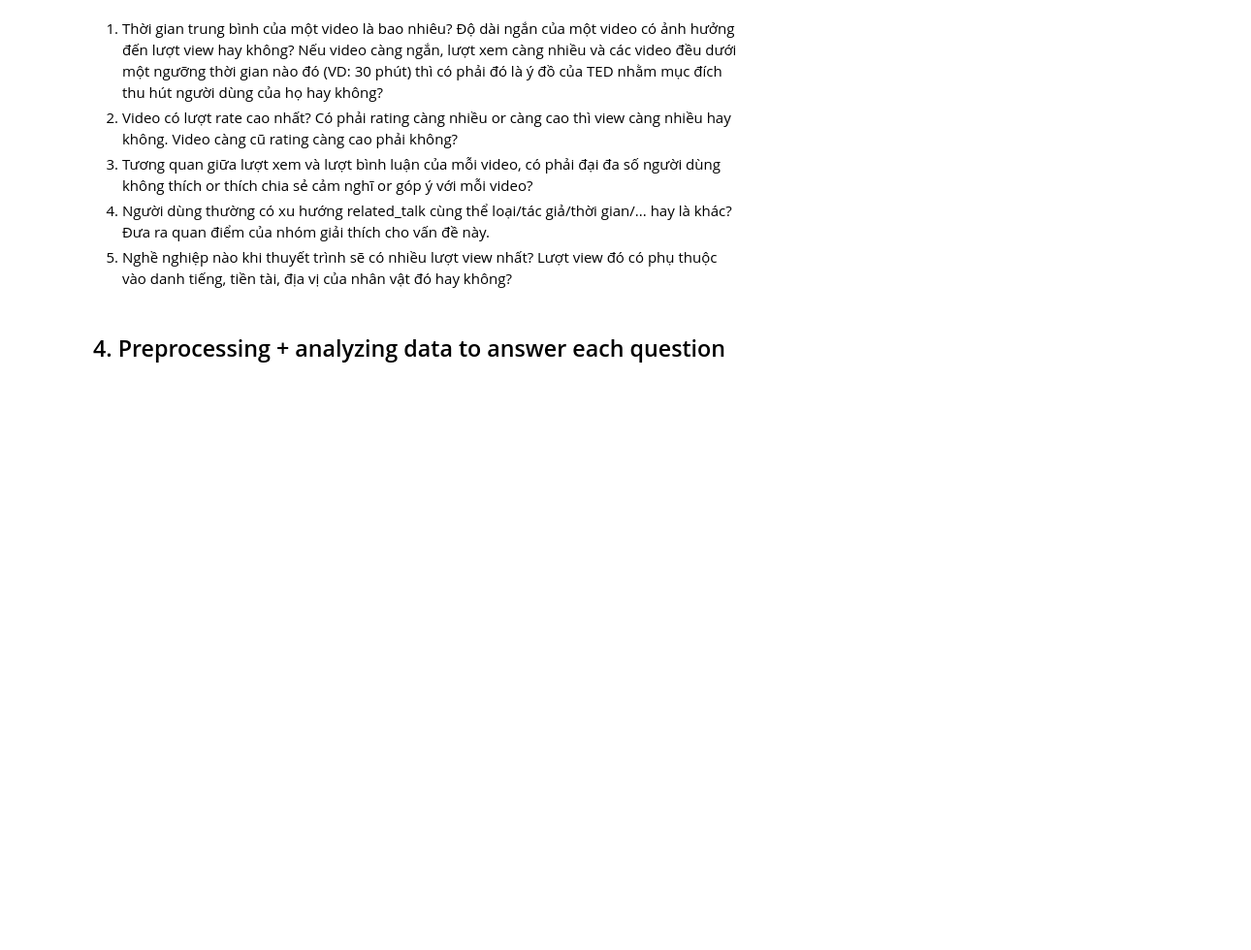
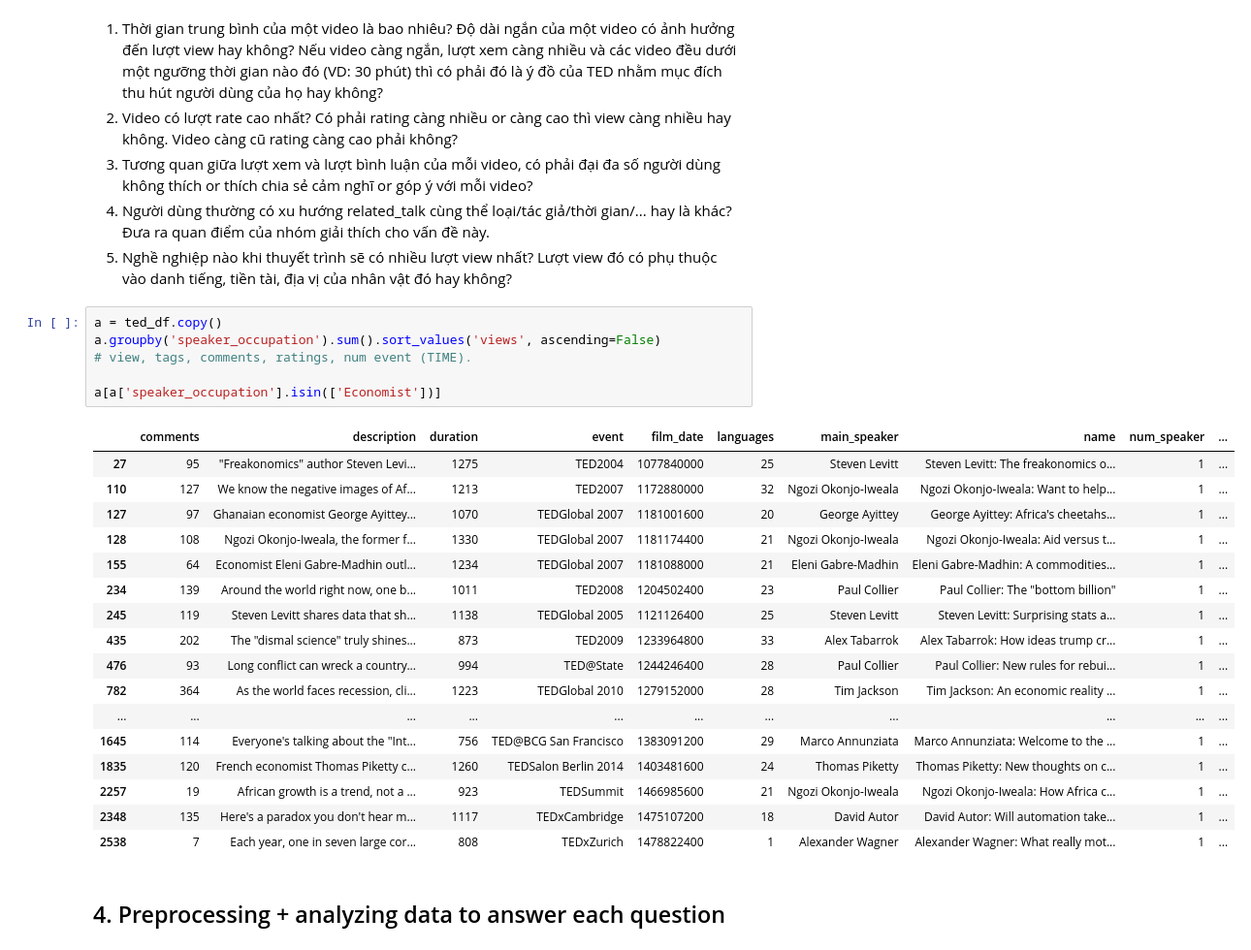
Before and after one commit to devlmhieu7521/LTKHDL_Final, a Jupyter notebook: project_final.ipynb, the cells around one changed output. Shown at 97% size. Cells and saved outputs as stored; diff of their text form; blank space fills up the shorter version.

```diff
--- a/project_final.ipynb
+++ b/project_final.ipynb
@@ -244,6 +239,30 @@ dtype: int64
 3. Tương quan giữa lượt xem và lượt bình luận của mỗi video, có phải đại đa số người dùng không thích or thích chia sẻ cảm nghĩ or góp ý với mỗi video?
 4. Người dùng thường có xu hướng related_talk cùng thể loại/tác giả/thời gian/... hay là khác? Đưa ra quan điểm của nhóm giải thích cho vấn đề này.
 5. Nghề nghiệp nào khi thuyết trình sẽ có nhiều lượt view nhất? Lượt view đó có phụ thuộc vào danh tiếng, tiền tài, địa vị của nhân vật đó hay không?
+# %%
+a = ted_df.copy()
+a.groupby('speaker_occupation').sum().sort_values('views', ascending=False)
+# view, tags, comments, ratings, num event (TIME).
+
+a[a['speaker_occupation'].isin(['Economist'])]
+# %% [output]
+|  | comments | description | duration | event | film_date | languages | main_speaker | name | num_speaker | ... |
+| 27 | 95 | "Freakonomics" author Steven Levi... | 1275 | TED2004 | 1077840000 | 25 | Steven Levitt | Steven Levitt: The freakonomics o... | 1 | ... |
+| 110 | 127 | We know the negative images of Af... | 1213 | TED2007 | 1172880000 | 32 | Ngozi Okonjo-Iweala | Ngozi Okonjo-Iweala: Want to help... | 1 | ... |
+| 127 | 97 | Ghanaian economist George Ayittey... | 1070 | TEDGlobal 2007 | 1181001600 | 20 | George Ayittey | George Ayittey: Africa's cheetahs... | 1 | ... |
+| 128 | 108 | Ngozi Okonjo-Iweala, the former f... | 1330 | TEDGlobal 2007 | 1181174400 | 21 | Ngozi Okonjo-Iweala | Ngozi Okonjo-Iweala: Aid versus t... | 1 | ... |
+| 155 | 64 | Economist Eleni Gabre-Madhin outl... | 1234 | TEDGlobal 2007 | 1181088000 | 21 | Eleni Gabre-Madhin | Eleni Gabre-Madhin: A commodities... | 1 | ... |
+| 234 | 139 | Around the world right now, one b... | 1011 | TED2008 | 1204502400 | 23 | Paul Collier | Paul Collier: The "bottom billion" | 1 | ... |
+| 245 | 119 | Steven Levitt shares data that sh... | 1138 | TEDGlobal 2005 | 1121126400 | 25 | Steven Levitt | Steven Levitt: Surprising stats a... | 1 | ... |
+| 435 | 202 | The "dismal science" truly shines... | 873 | TED2009 | 1233964800 | 33 | Alex Tabarrok | Alex Tabarrok: How ideas trump cr... | 1 | ... |
+| 476 | 93 | Long conflict can wreck a country... | 994 | TED@State | 1244246400 | 28 | Paul Collier | Paul Collier: New rules for rebui... | 1 | ... |
+| 782 | 364 | As the world faces recession, cli... | 1223 | TEDGlobal 2010 | 1279152000 | 28 | Tim Jackson | Tim Jackson: An economic reality ... | 1 | ... |
+| ... | ... | ... | ... | ... | ... | ... | ... | ... | ... | ... |
+| 1645 | 114 | Everyone's talking about the "Int... | 756 | TED@BCG San Francisco | 1383091200 | 29 | Marco Annunziata | Marco Annunziata: Welcome to the ... | 1 | ... |
+| 1835 | 120 | French economist Thomas Piketty c... | 1260 | TEDSalon Berlin 2014 | 1403481600 | 24 | Thomas Piketty | Thomas Piketty: New thoughts on c... | 1 | ... |
+| 2257 | 19 | African growth is a trend, not a ... | 923 | TEDSummit | 1466985600 | 21 | Ngozi Okonjo-Iweala | Ngozi Okonjo-Iweala: How Africa c... | 1 | ... |
+| 2348 | 135 | Here's a paradox you don't hear m... | 1117 | TEDxCambridge | 1475107200 | 18 | David Autor | David Autor: Will automation take... | 1 | ... |
+| 2538 | 7 | Each year, one in seven large cor... | 808 | TEDxZurich | 1478822400 | 1 | Alexander Wagner | Alexander Wagner: What really mot... | 1 | ... |
 # %% [markdown]
 ## 4. Preprocessing + analyzing data to answer each question
 # %%
```
Also changed, not shown: parts of 3 cells of this notebook.
